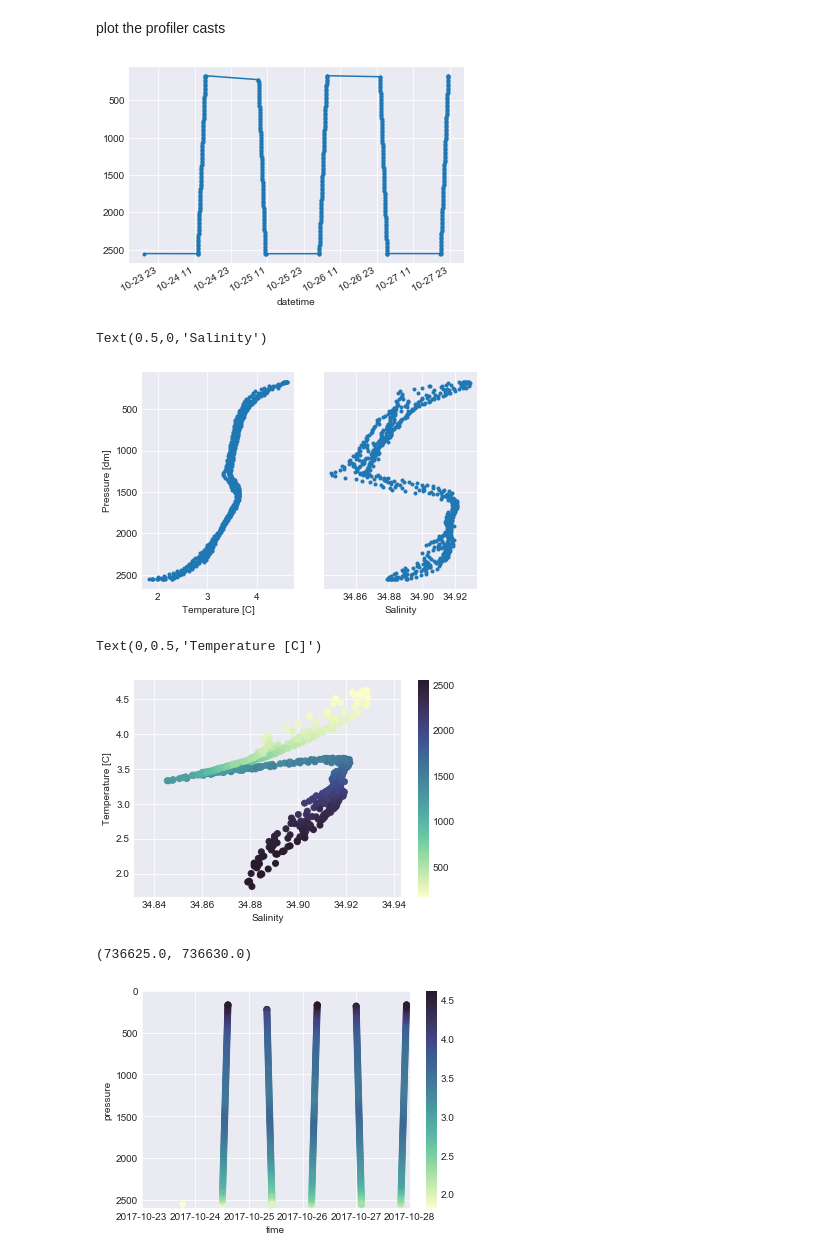
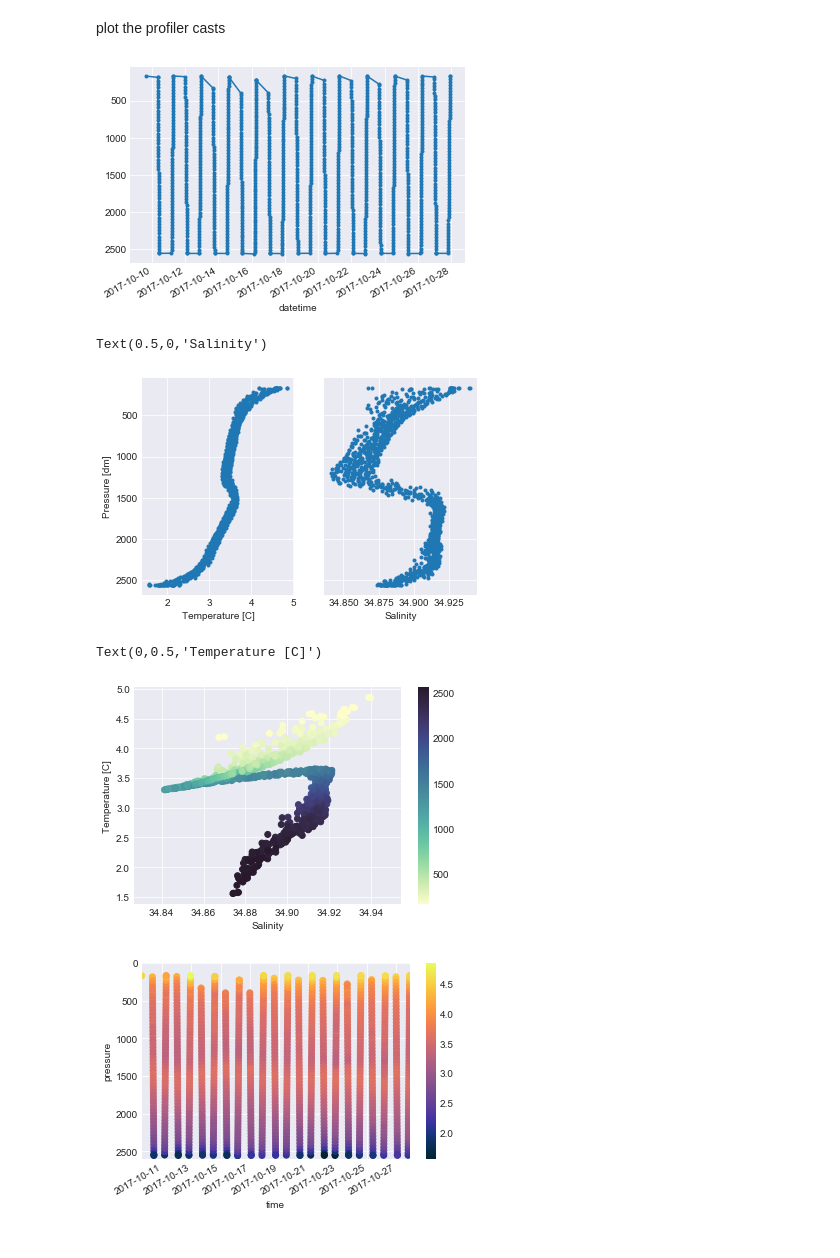
Before and after one commit to nlbeaird/OOI, a Jupyter notebook: OOI_play.ipynb, the cells around one changed output. Drawn from its saved outputs; the diff is of its cells as text; code cells hidden in the pictures.

```diff
--- a/OOI_play.ipynb
+++ b/OOI_play.ipynb
@@ -101,9 +101,9 @@ stream = 'ctdpf_ckl_wfp_instrument_recovered'
 data_request_url ='/'.join((SENSOR_BASE_URL,site,node,instrument,method,stream))
 
 params = {
-  'beginDT':'2017-10-24T00:00:00.000Z',
+  'beginDT':'2017-10-10T00:00:00.000Z',
   'endDT':'2017-10-28T00:00:00.000Z',
-  'limit':5000,
+  'limit':10000,
 }
 # %%
 # Grab the data
@@ -182,7 +183,7 @@ plot the profiler casts
 # %%
 profiler['pressure'].plot(kind='line', marker='.').invert_yaxis()
 # %% [output]
-[figure, old version]
+[figure, new version]
 # %%
 fig, (ax1, ax2) = plt.subplots(1, 2, sharey=True)
 
@@ -195,7 +196,7 @@ ax2.plot(profiler.practical_salinity, profiler.pressure, '.')
 ax2.set_xlabel('Salinity')
 # %% [output]
 Text(0.5,0,'Salinity')
-[figure, old version]
+[figure, new version]
 # %%
 import cmocean
 # %%
@@ -206,16 +207,19 @@ plt.xlabel('Salinity')
 plt.ylabel('Temperature [C]')
 # %% [output]
 Text(0,0.5,'Temperature [C]')
-[figure, old version]
+[figure, new version]
 # %%
-sc = plt.scatter(profiler.index, profiler.pressure, c = profiler.temperature, cmap=cmocean.cm.deep)
+fig, ax = plt.subplots()
+sc = plt.scatter(profiler.index, profiler.pressure, c = profiler.temperature, cmap=cmocean.cm.thermal)
 
 plt.colorbar(sc)
 plt.xlabel('time')
 plt.ylabel('pressure')
 plt.ylim(2600, 0)
 # plt.axis('tight')
-plt.xlim(pd.Timestamp('2017-10-23'), pd.Timestamp('2017-10-28'))
+# plt.xlim(pd.Timestamp('2017-10-23'), pd.Timestamp('2017-10-28'))
+plt.xlim( np.min(profiler.index), np.max(profiler.index) )
+fig.autofmt_xdate()
+# plt.tight_layout()
 # %% [output]
-(736625.0, 736630.0)
-[figure, old version]
+[figure, new version]
```
Also changed, not shown: parts of 4 cells of this notebook.
